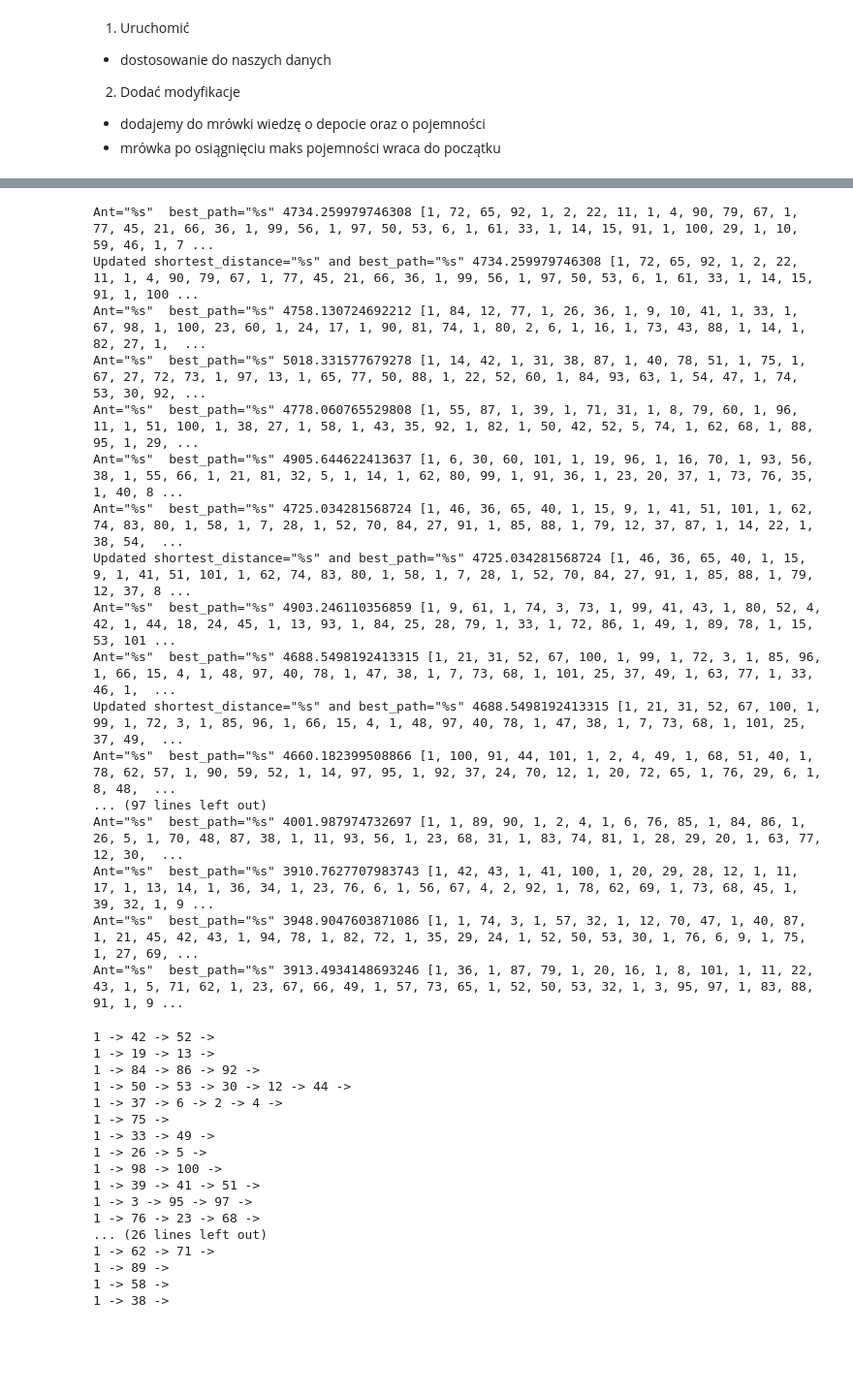
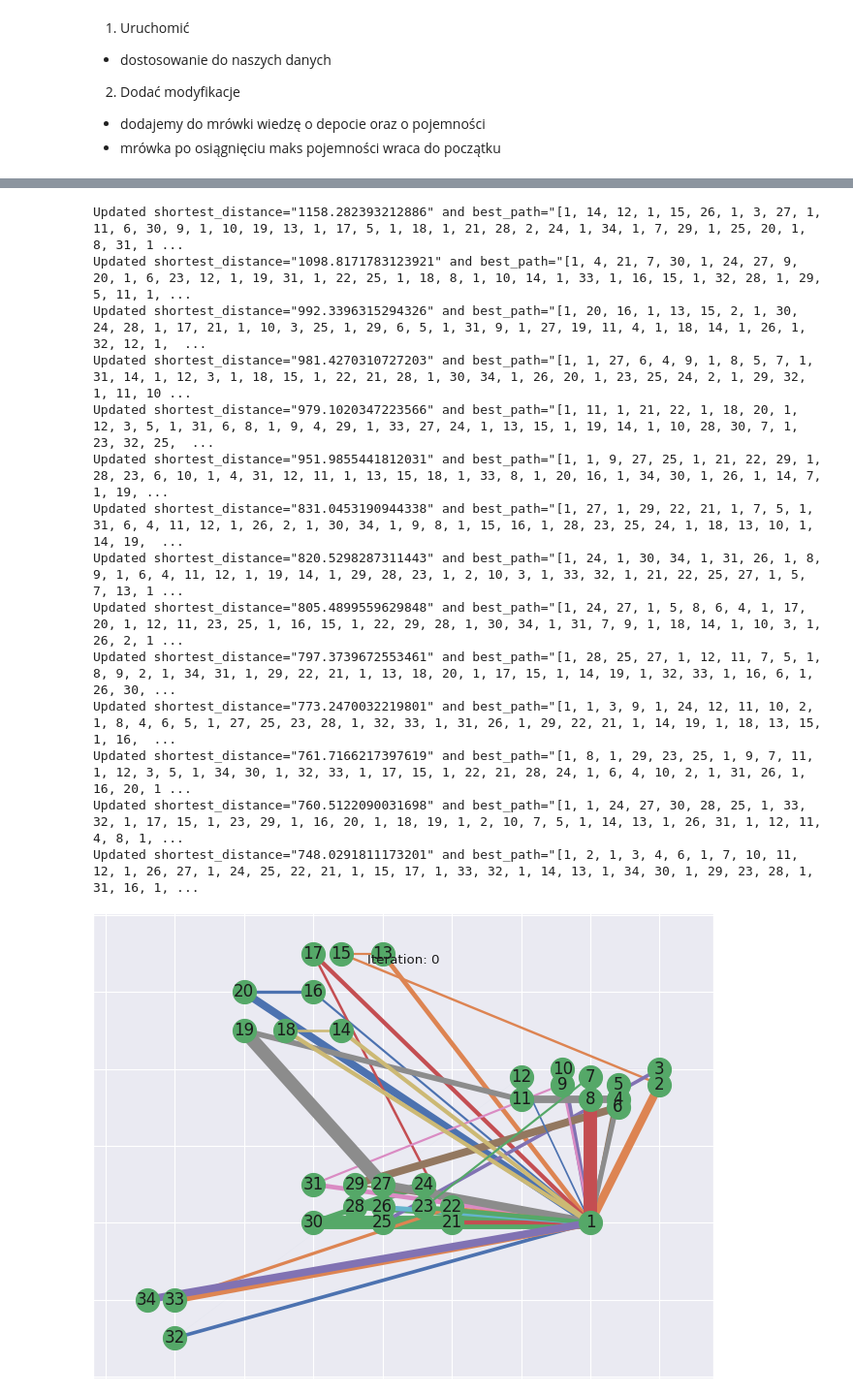
Before and after one commit to aI-lab-glider/aco-for-dynamic-optimization, a Jupyter notebook: swarmlib_/aco4tsp/testing.ipynb, the cells around one changed output, grey strips where cells are left out. Shown at 97% size. Drawn from its saved outputs; the diff is of its cells as text; code cells hidden in the pictures; blank space fills up the shorter version.

Commit message:
Adds basic visualization

```diff
--- a/swarmlib_/aco4tsp/testing.ipynb
+++ b/swarmlib_/aco4tsp/testing.ipynb
@@ -3,7 +8,7 @@ import pandas as pd
 import os
 os.chdir('/home/bohdan/studies/sem8/io')
 # %%
-problem = pd.read_csv('data.csv')
+problem = pd.read_csv('medium.csv')
 problem.head()
 # %% [output]
 |  | cust | x | y | demand | from | to | service |
@@ -42,48 +47,26 @@ import logging
 
 # logging.basicConfig(level = logging.DEBUG)
 
-solver = ACOAlgorithm(problem, ant_number=10, iteration_number=10, c=50)
+solver = ACOAlgorithm(problem, ant_number=10, iteration_number=100, c=50)
 best_path, _ = solver.solve()
 # %% [output]
-Ant="%s"  best_path="%s" 4734.259979746308 [1, 72, 65, 92, 1, 2, 22, 11, 1, 4, 90, 79, 67, 1, 77, 45, 21, 66, 36, 1, 99, 56, 1, 97, 50, 53, 6, 1, 61, 33, 1, 14, 15, 91, 1, 100, 29, 1, 10, 59, 46, 1, 7 ...
-Updated shortest_distance="%s" and best_path="%s" 4734.259979746308 [1, 72, 65, 92, 1, 2, 22, 11, 1, 4, 90, 79, 67, 1, 77, 45, 21, 66, 36, 1, 99, 56, 1, 97, 50, 53, 6, 1, 61, 33, 1, 14, 15, 91, 1, 100 ...
-Ant="%s"  best_path="%s" 4758.130724692212 [1, 84, 12, 77, 1, 26, 36, 1, 9, 10, 41, 1, 33, 1, 67, 98, 1, 100, 23, 60, 1, 24, 17, 1, 90, 81, 74, 1, 80, 2, 6, 1, 16, 1, 73, 43, 88, 1, 14, 1, 82, 27, 1,  ...
-Ant="%s"  best_path="%s" 5018.331577679278 [1, 14, 42, 1, 31, 38, 87, 1, 40, 78, 51, 1, 75, 1, 67, 27, 72, 73, 1, 97, 13, 1, 65, 77, 50, 88, 1, 22, 52, 60, 1, 84, 93, 63, 1, 54, 47, 1, 74, 53, 30, 92, ...
-Ant="%s"  best_path="%s" 4778.060765529808 [1, 55, 87, 1, 39, 1, 71, 31, 1, 8, 79, 60, 1, 96, 11, 1, 51, 100, 1, 38, 27, 1, 58, 1, 43, 35, 92, 1, 82, 1, 50, 42, 52, 5, 74, 1, 62, 68, 1, 88, 95, 1, 29, ...
-Ant="%s"  best_path="%s" 4905.644622413637 [1, 6, 30, 60, 101, 1, 19, 96, 1, 16, 70, 1, 93, 56, 38, 1, 55, 66, 1, 21, 81, 32, 5, 1, 14, 1, 62, 80, 99, 1, 91, 36, 1, 23, 20, 37, 1, 73, 76, 35, 1, 40, 8 ...
-Ant="%s"  best_path="%s" 4725.034281568724 [1, 46, 36, 65, 40, 1, 15, 9, 1, 41, 51, 101, 1, 62, 74, 83, 80, 1, 58, 1, 7, 28, 1, 52, 70, 84, 27, 91, 1, 85, 88, 1, 79, 12, 37, 87, 1, 14, 22, 1, 38, 54,  ...
-Updated shortest_distance="%s" and best_path="%s" 4725.034281568724 [1, 46, 36, 65, 40, 1, 15, 9, 1, 41, 51, 101, 1, 62, 74, 83, 80, 1, 58, 1, 7, 28, 1, 52, 70, 84, 27, 91, 1, 85, 88, 1, 79, 12, 37, 8 ...
-Ant="%s"  best_path="%s" 4903.246110356859 [1, 9, 61, 1, 74, 3, 73, 1, 99, 41, 43, 1, 80, 52, 4, 42, 1, 44, 18, 24, 45, 1, 13, 93, 1, 84, 25, 28, 79, 1, 33, 1, 72, 86, 1, 49, 1, 89, 78, 1, 15, 53, 101 ...
-Ant="%s"  best_path="%s" 4688.5498192413315 [1, 21, 31, 52, 67, 100, 1, 99, 1, 72, 3, 1, 85, 96, 1, 66, 15, 4, 1, 48, 97, 40, 78, 1, 47, 38, 1, 7, 73, 68, 1, 101, 25, 37, 49, 1, 63, 77, 1, 33, 46, 1,  ...
-Updated shortest_distance="%s" and best_path="%s" 4688.5498192413315 [1, 21, 31, 52, 67, 100, 1, 99, 1, 72, 3, 1, 85, 96, 1, 66, 15, 4, 1, 48, 97, 40, 78, 1, 47, 38, 1, 7, 73, 68, 1, 101, 25, 37, 49,  ...
-Ant="%s"  best_path="%s" 4660.182399508866 [1, 100, 91, 44, 101, 1, 2, 4, 49, 1, 68, 51, 40, 1, 78, 62, 57, 1, 90, 59, 52, 1, 14, 97, 95, 1, 92, 37, 24, 70, 12, 1, 20, 72, 65, 1, 76, 29, 6, 1, 8, 48,  ...
-... (97 lines left out)
-Ant="%s"  best_path="%s" 4001.987974732697 [1, 1, 89, 90, 1, 2, 4, 1, 6, 76, 85, 1, 84, 86, 1, 26, 5, 1, 70, 48, 87, 38, 1, 11, 93, 56, 1, 23, 68, 31, 1, 83, 74, 81, 1, 28, 29, 20, 1, 63, 77, 12, 30,  ...
-Ant="%s"  best_path="%s" 3910.7627707983743 [1, 42, 43, 1, 41, 100, 1, 20, 29, 28, 12, 1, 11, 17, 1, 13, 14, 1, 36, 34, 1, 23, 76, 6, 1, 56, 67, 4, 2, 92, 1, 78, 62, 69, 1, 73, 68, 45, 1, 39, 32, 1, 9 ...
-Ant="%s"  best_path="%s" 3948.9047603871086 [1, 1, 74, 3, 1, 57, 32, 1, 12, 70, 47, 1, 40, 87, 1, 21, 45, 42, 43, 1, 94, 78, 1, 82, 72, 1, 35, 29, 24, 1, 52, 50, 53, 30, 1, 76, 6, 9, 1, 75, 1, 27, 69, ...
-Ant="%s"  best_path="%s" 3913.4934148693246 [1, 36, 1, 87, 79, 1, 20, 16, 1, 8, 101, 1, 11, 22, 43, 1, 5, 71, 62, 1, 23, 67, 66, 49, 1, 57, 73, 65, 1, 52, 50, 53, 32, 1, 3, 95, 97, 1, 83, 88, 91, 1, 9 ...
+Updated shortest_distance="1158.282393212886" and best_path="[1, 14, 12, 1, 15, 26, 1, 3, 27, 1, 11, 6, 30, 9, 1, 10, 19, 13, 1, 17, 5, 1, 18, 1, 21, 28, 2, 24, 1, 34, 1, 7, 29, 1, 25, 20, 1, 8, 31, 1 ...
+Updated shortest_distance="1098.8171783123921" and best_path="[1, 4, 21, 7, 30, 1, 24, 27, 9, 20, 1, 6, 23, 12, 1, 19, 31, 1, 22, 25, 1, 18, 8, 1, 10, 14, 1, 33, 1, 16, 15, 1, 32, 28, 1, 29, 5, 11, 1, ...
+Updated shortest_distance="992.3396315294326" and best_path="[1, 20, 16, 1, 13, 15, 2, 1, 30, 24, 28, 1, 17, 21, 1, 10, 3, 25, 1, 29, 6, 5, 1, 31, 9, 1, 27, 19, 11, 4, 1, 18, 14, 1, 26, 1, 32, 12, 1,  ...
+Updated shortest_distance="981.4270310727203" and best_path="[1, 1, 27, 6, 4, 9, 1, 8, 5, 7, 1, 31, 14, 1, 12, 3, 1, 18, 15, 1, 22, 21, 28, 1, 30, 34, 1, 26, 20, 1, 23, 25, 24, 2, 1, 29, 32, 1, 11, 10 ...
+Updated shortest_distance="979.1020347223566" and best_path="[1, 11, 1, 21, 22, 1, 18, 20, 1, 12, 3, 5, 1, 31, 6, 8, 1, 9, 4, 29, 1, 33, 27, 24, 1, 13, 15, 1, 19, 14, 1, 10, 28, 30, 7, 1, 23, 32, 25,  ...
+Updated shortest_distance="951.9855441812031" and best_path="[1, 1, 9, 27, 25, 1, 21, 22, 29, 1, 28, 23, 6, 10, 1, 4, 31, 12, 11, 1, 13, 15, 18, 1, 33, 8, 1, 20, 16, 1, 34, 30, 1, 26, 1, 14, 7, 1, 19, ...
+Updated shortest_distance="831.0453190944338" and best_path="[1, 27, 1, 29, 22, 21, 1, 7, 5, 1, 31, 6, 4, 11, 12, 1, 26, 2, 1, 30, 34, 1, 9, 8, 1, 15, 16, 1, 28, 23, 25, 24, 1, 18, 13, 10, 1, 14, 19,  ...
+Updated shortest_distance="820.5298287311443" and best_path="[1, 24, 1, 30, 34, 1, 31, 26, 1, 8, 9, 1, 6, 4, 11, 12, 1, 19, 14, 1, 29, 28, 23, 1, 2, 10, 3, 1, 33, 32, 1, 21, 22, 25, 27, 1, 5, 7, 13, 1 ...
+Updated shortest_distance="805.4899559629848" and best_path="[1, 24, 27, 1, 5, 8, 6, 4, 1, 17, 20, 1, 12, 11, 23, 25, 1, 16, 15, 1, 22, 29, 28, 1, 30, 34, 1, 31, 7, 9, 1, 18, 14, 1, 10, 3, 1, 26, 2, 1 ...
+Updated shortest_distance="797.3739672553461" and best_path="[1, 28, 25, 27, 1, 12, 11, 7, 5, 1, 8, 9, 2, 1, 34, 31, 1, 29, 22, 21, 1, 13, 18, 20, 1, 17, 15, 1, 14, 19, 1, 32, 33, 1, 16, 6, 1, 26, 30, ...
+Updated shortest_distance="773.2470032219801" and best_path="[1, 1, 3, 9, 1, 24, 12, 11, 10, 2, 1, 8, 4, 6, 5, 1, 27, 25, 23, 28, 1, 32, 33, 1, 31, 26, 1, 29, 22, 21, 1, 14, 19, 1, 18, 13, 15, 1, 16,  ...
+Updated shortest_distance="761.7166217397619" and best_path="[1, 8, 1, 29, 23, 25, 1, 9, 7, 11, 1, 12, 3, 5, 1, 34, 30, 1, 32, 33, 1, 17, 15, 1, 22, 21, 28, 24, 1, 6, 4, 10, 2, 1, 31, 26, 1, 16, 20, 1 ...
+Updated shortest_distance="760.5122090031698" and best_path="[1, 1, 24, 27, 30, 28, 25, 1, 33, 32, 1, 17, 15, 1, 23, 29, 1, 16, 20, 1, 18, 19, 1, 2, 10, 7, 5, 1, 14, 13, 1, 26, 31, 1, 12, 11, 4, 8, 1, ...
+Updated shortest_distance="748.0291811173201" and best_path="[1, 2, 1, 3, 4, 6, 1, 7, 10, 11, 12, 1, 26, 27, 1, 24, 25, 22, 21, 1, 15, 17, 1, 33, 32, 1, 14, 13, 1, 34, 30, 1, 29, 23, 28, 1, 31, 16, 1, ...
-# %%
-p = ''
-for node in best_path:
-   if node == 1:
-      print(p)
-      p = ''
-   p += f'{node} -> '
-# %% [output]
-1 -> 42 -> 52 ->
-1 -> 19 -> 13 ->
-1 -> 84 -> 86 -> 92 ->
-1 -> 50 -> 53 -> 30 -> 12 -> 44 ->
-1 -> 37 -> 6 -> 2 -> 4 ->
-1 -> 75 ->
-1 -> 33 -> 49 ->
-1 -> 26 -> 5 ->
-1 -> 98 -> 100 ->
-1 -> 39 -> 41 -> 51 ->
-1 -> 3 -> 95 -> 97 ->
-1 -> 76 -> 23 -> 68 ->
-... (26 lines left out)
-1 -> 62 -> 71 ->
-1 -> 89 ->
-1 -> 58 ->
-1 -> 38 ->
+# %%
+import seaborn as sns
+sns.set_theme('paper')
+solver.replay()
+# %% [output]
+[figure, added]
```
Also changed, not shown: parts of 5 cells of this notebook, 7 other files.
